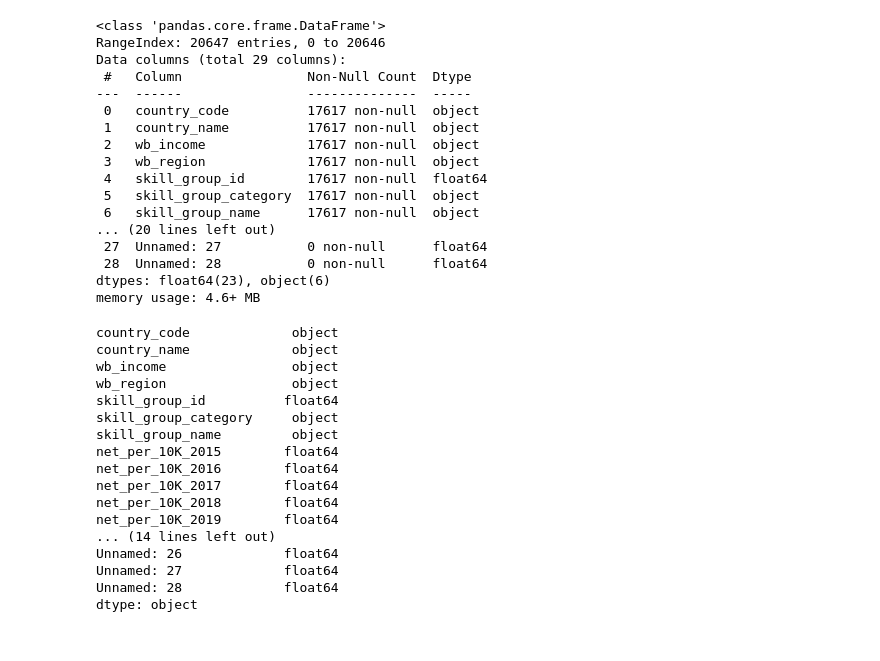
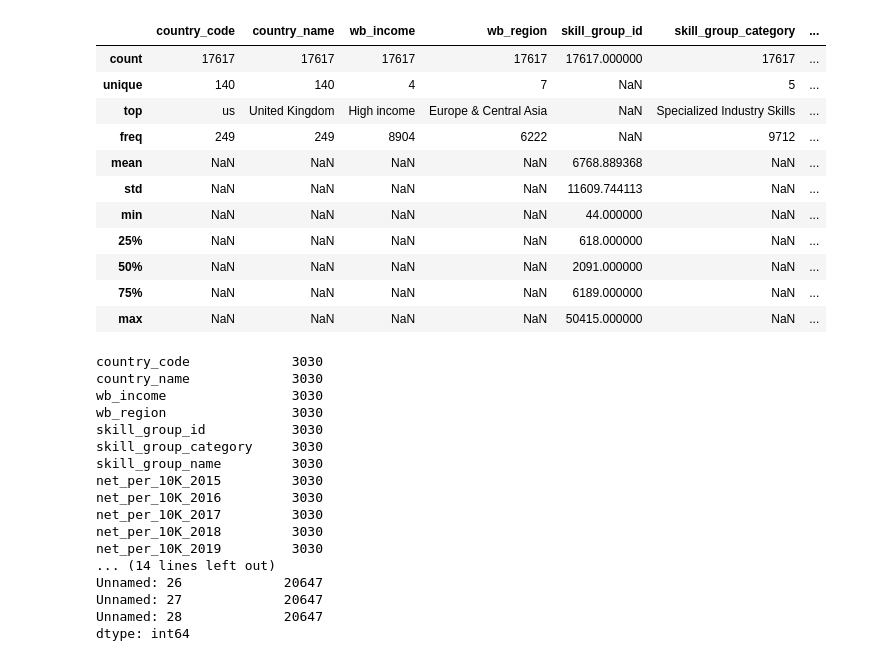
Before and after one commit to pdesai27/DAB-103, a Jupyter notebook: SkillMigration.ipynb, the cells around one changed output. Drawn from its saved outputs; the diff is of its cells as text; code cells hidden in the pictures.

```diff
--- a/SkillMigration.ipynb
+++ b/SkillMigration.ipynb
@@ -20,45 +38,37 @@ df.tail(5)
+# %%
+# Show details
+df.describe(include='all')
+# %% [output]
+|  | country_code | country_name | wb_income | wb_region | skill_group_id | skill_group_category | ... |
+| count | 17617 | 17617 | 17617 | 17617 | 17617.000000 | 17617 | ... |
+| unique | 140 | 140 | 4 | 7 | NaN | 5 | ... |
+| top | us | United Kingdom | High income | Europe & Central Asia | NaN | Specialized Industry Skills | ... |
+| freq | 249 | 249 | 8904 | 6222 | NaN | 9712 | ... |
+| mean | NaN | NaN | NaN | NaN | 6768.889368 | NaN | ... |
+| std | NaN | NaN | NaN | NaN | 11609.744113 | NaN | ... |
+| min | NaN | NaN | NaN | NaN | 44.000000 | NaN | ... |
+| 25% | NaN | NaN | NaN | NaN | 618.000000 | NaN | ... |
+| 50% | NaN | NaN | NaN | NaN | 2091.000000 | NaN | ... |
+| 75% | NaN | NaN | NaN | NaN | 6189.000000 | NaN | ... |
+| max | NaN | NaN | NaN | NaN | 50415.000000 | NaN | ... |
 # %%
 # Checking the missing values
-df.info()
 df.isnull().sum()
-
-# Checking the shape of data
-df.shape
-
-# Checking the data types
-df.dtypes
 # %% [output]
-<class 'pandas.core.frame.DataFrame'>
-RangeIndex: 20647 entries, 0 to 20646
-Data columns (total 29 columns):
- #   Column                Non-Null Count  Dtype
----  ------                --------------  -----
- 0   country_code          17617 non-null  object
- 1   country_name          17617 non-null  object
- 2   wb_income             17617 non-null  object
- 3   wb_region             17617 non-null  object
- 4   skill_group_id        17617 non-null  float64
- 5   skill_group_category  17617 non-null  object
- 6   skill_group_name      17617 non-null  object
-... (20 lines left out)
- 27  Unnamed: 27           0 non-null      float64
- 28  Unnamed: 28           0 non-null      float64
-dtypes: float64(23), object(6)
-memory usage: 4.6+ MB
+country_code             3030
+country_name             3030
+wb_income                3030
+wb_region                3030
+skill_group_id           3030
+skill_group_category     3030
+skill_group_name         3030
+net_per_10K_2015         3030
+net_per_10K_2016         3030
+net_per_10K_2017         3030
+net_per_10K_2018         3030
+net_per_10K_2019         3030
+... (14 lines left out)
+Unnamed: 26             20647
+Unnamed: 27             20647
+Unnamed: 28             20647
+dtype: int64
-country_code             object
-country_name             object
-wb_income                object
-wb_region                object
-skill_group_id          float64
-skill_group_category     object
-skill_group_name         object
-net_per_10K_2015        float64
-net_per_10K_2016        float64
-net_per_10K_2017        float64
-net_per_10K_2018        float64
-net_per_10K_2019        float64
-... (14 lines left out)
-Unnamed: 26             float64
-Unnamed: 27             float64
-Unnamed: 28             float64
-dtype: object
```
Also changed, not shown: parts of 25 cells of this notebook.
